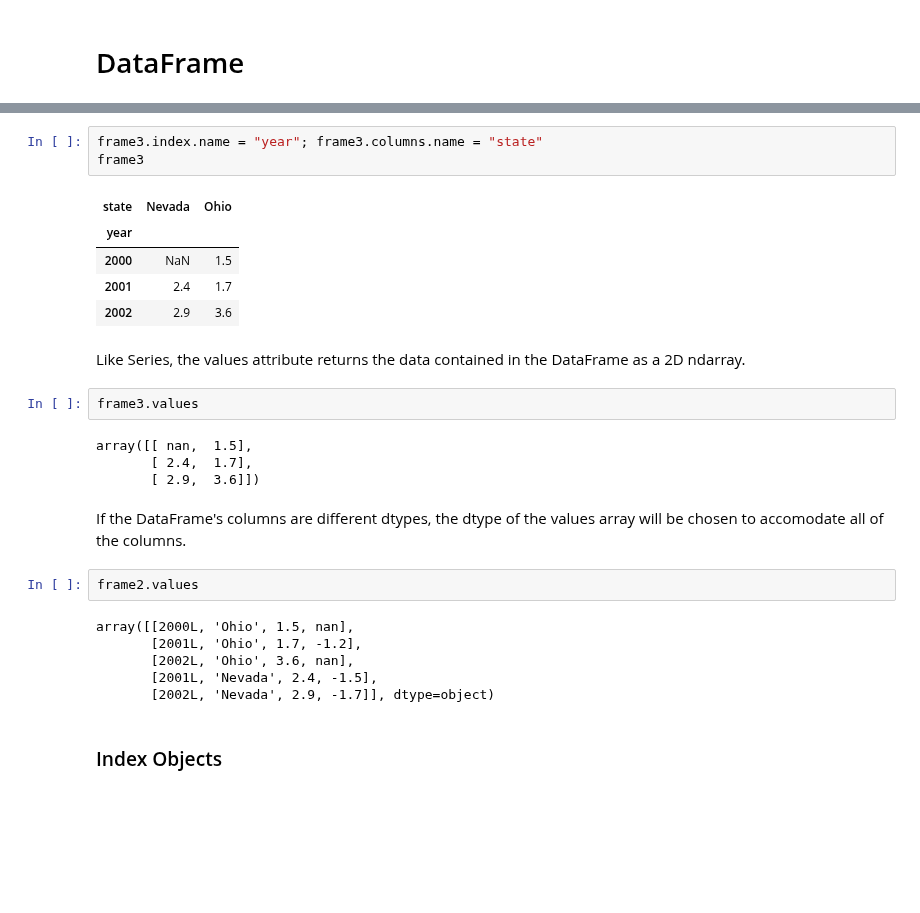
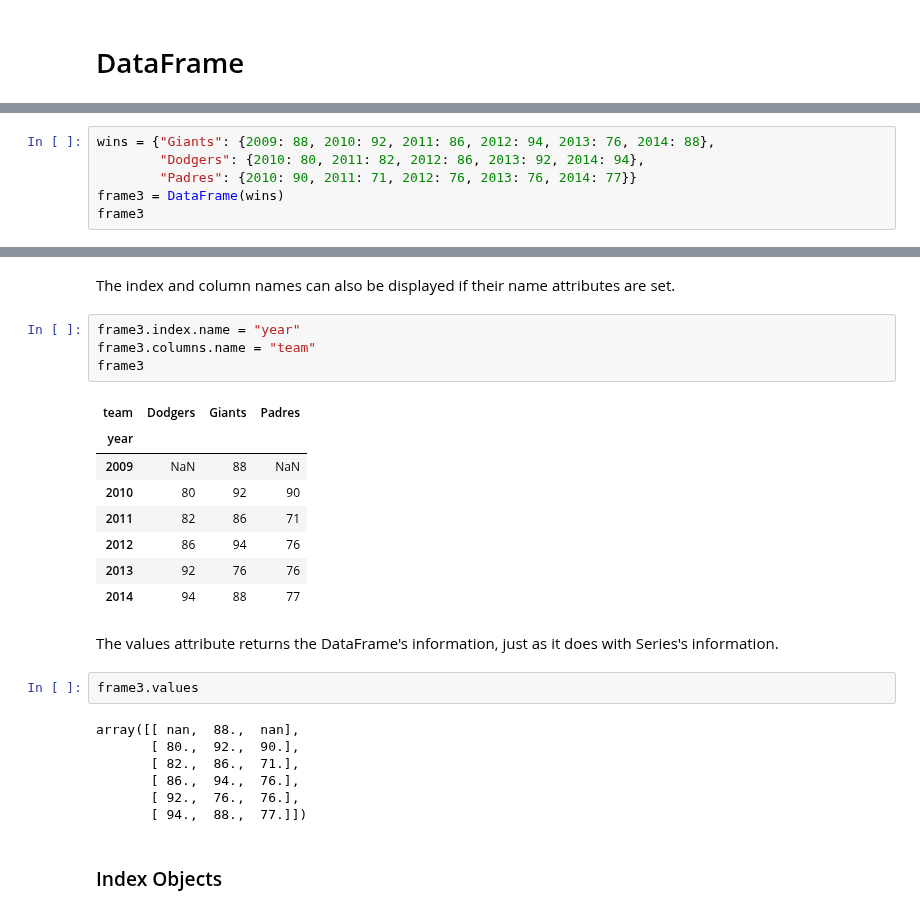
Before and after one commit to calpolydatascience/data301, a Jupyter notebook: Content/Data/DataFrame.ipynb, the cells around one changed output, grey strips where cells are left out. Saved outputs shown, nothing was run; the diff lists cells and outputs as text; blank space fills up the shorter version.

```diff
--- a/Content/Data/DataFrame.ipynb
+++ b/Content/Data/DataFrame.ipynb
@@ -137,0 +155,6 @@ You can then transpose the result.
+# %%
+wins = {"Giants": {2009: 88, 2010: 92, 2011: 86, 2012: 94, 2013: 76, 2014: 88},
+        "Dodgers": {2010: 80, 2011: 82, 2012: 86, 2013: 92, 2014: 94},
+        "Padres": {2010: 90, 2011: 71, 2012: 76, 2013: 76, 2014: 77}}
+frame3 = DataFrame(wins)
+frame3
@@ -155,29 +188,28 @@ If a DataFrame's index and columns have their name attributes set, these will al
+# %% [markdown]
+The index and column names can also be displayed if their name attributes are set.
 # %%
-frame3.index.name = "year"; frame3.columns.name = "state"
+frame3.index.name = "year"
+frame3.columns.name = "team"
 frame3
 # %% [output]
-| state | Nevada | Ohio |
-| year |  |  |
-| 2000 | NaN | 1.5 |
-| 2001 | 2.4 | 1.7 |
-| 2002 | 2.9 | 3.6 |
+| team | Dodgers | Giants | Padres |
+| year |  |  |  |
+| 2009 | NaN | 88 | NaN |
+| 2010 | 80 | 92 | 90 |
+| 2011 | 82 | 86 | 71 |
+| 2012 | 86 | 94 | 76 |
+| 2013 | 92 | 76 | 76 |
+| 2014 | 94 | 88 | 77 |
-# %% [markdown]
-Like Series, the values attribute returns the data contained in the DataFrame as a 2D ndarray.
+# %% [markdown]
+The values attribute returns the DataFrame's information, just as it does with Series's information.
 # %%
 frame3.values
 # %% [output]
-array([[ nan,  1.5],
-       [ 2.4,  1.7],
-       [ 2.9,  3.6]])
+array([[ nan,  88.,  nan],
+       [ 80.,  92.,  90.],
+       [ 82.,  86.,  71.],
+       [ 86.,  94.,  76.],
+       [ 92.,  76.,  76.],
+       [ 94.,  88.,  77.]])
-# %% [markdown]
-If the DataFrame's columns are different dtypes, the dtype of the values array will be chosen to accomodate all of the columns.
-# %%
-frame2.values
-# %% [output]
-array([[2000L, 'Ohio', 1.5, nan],
-       [2001L, 'Ohio', 1.7, -1.2],
-       [2002L, 'Ohio', 3.6, nan],
-       [2001L, 'Nevada', 2.4, -1.5],
-       [2002L, 'Nevada', 2.9, -1.7]], dtype=object)
 # %% [markdown]
 ### Index Objects
```
Also changed, not shown: parts of 219 cells of this notebook.
